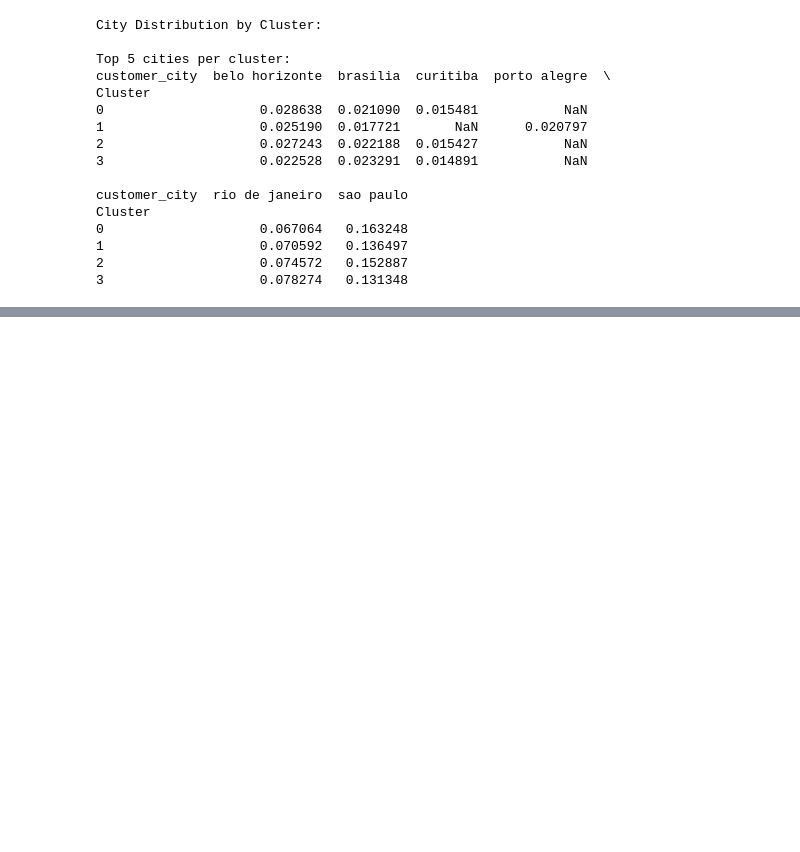
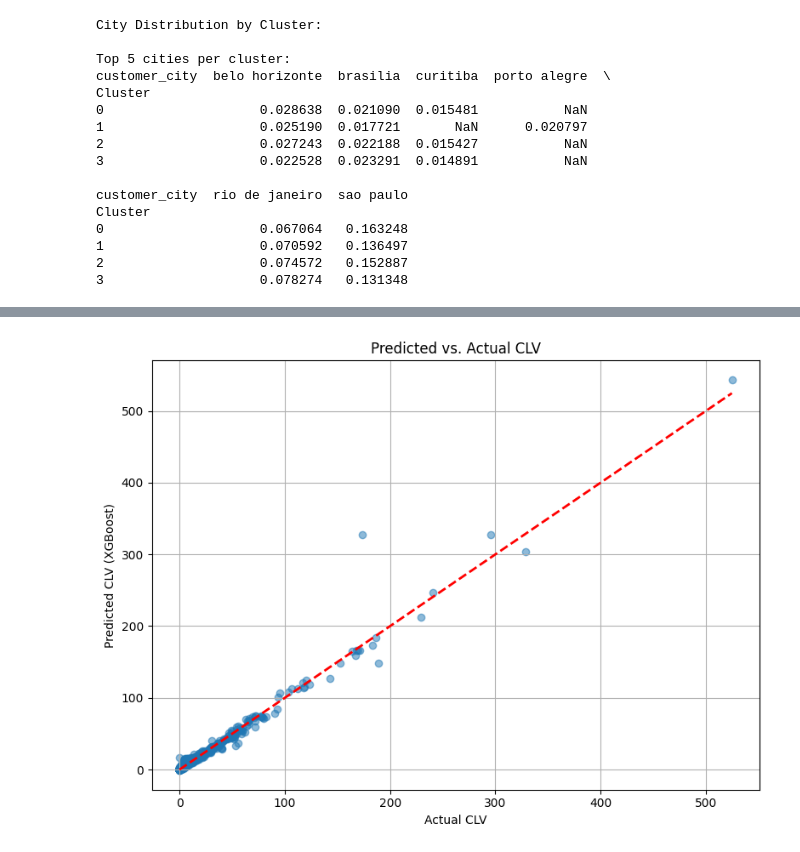
Before and after one commit to Many871027/BigQuery-Python-Machine-Learning-Unlocking-E-commerce-Value, a Jupyter notebook: E-comerce&Cloud.ipynb, the cells around one changed output, grey strips where cells are left out. Saved outputs shown, nothing was run; the diff lists cells and outputs as text; code cells hidden in the pictures; blank space fills up the shorter version.

```diff
--- a/E-comerce&Cloud.ipynb
+++ b/E-comerce&Cloud.ipynb
@@ -686,0 +924,13 @@ Product category names translated and merged successfully.
+# %%
+# --- 8. Load Trained XGBoost Model and Compare Predictions ---
+
+try:
+    model_xgb_loaded = joblib.load('model_XGBoost_Tuned_trained.pkl')  # Corrected Filename
+except FileNotFoundError:
+    print("Error: Could not find 'model_XGBoost_Tuned_trained.pkl'. Make sure you saved the model.")
+    exit()
+# %%
+# --- 8.1. Prepare Data for Prediction (Using a Subset of the Original DataFrame) ---
+X_test_original = scaler.inverse_transform(X_test)
+df_comparison = pd.DataFrame(X_test_original, columns=features, index=y_test.index)
+df_comparison['actual_clv'] = y_test  # Add the actual CLV values
@@ -686,0 +952,21 @@ Product category names translated and merged successfully.
+# %%
+# --- 8.2. Make Predictions ---
+
+# Use the loaded model to predict on the *scaled* test data.
+y_pred_test = model_xgb_loaded.predict(X_test)  # Predict on the SCALED data
+df_comparison['predicted_clv'] = y_pred_test
+# %%
+# --- 8.3.a. Scatter Plot (Predicted vs. Actual) ---
+plt.figure(figsize=(8, 6))
+plt.scatter(df_comparison['actual_clv'], df_comparison['predicted_clv'], alpha=0.5)
+plt.xlabel('Actual CLV')
+plt.ylabel('Predicted CLV (XGBoost)')
+plt.title('Predicted vs. Actual CLV')
+plt.plot([df_comparison['actual_clv'].min(), df_comparison['actual_clv'].max()],
+         [df_comparison['actual_clv'].min(), df_comparison['actual_clv'].max()],
+         'r--', lw=2)  # Add a diagonal line for perfect prediction
+plt.grid(True)
+plt.tight_layout()
+plt.show()
+# %% [output]
+[figure, added]
```
Also changed, not shown: parts of 15 cells of this notebook, 2 other files.
